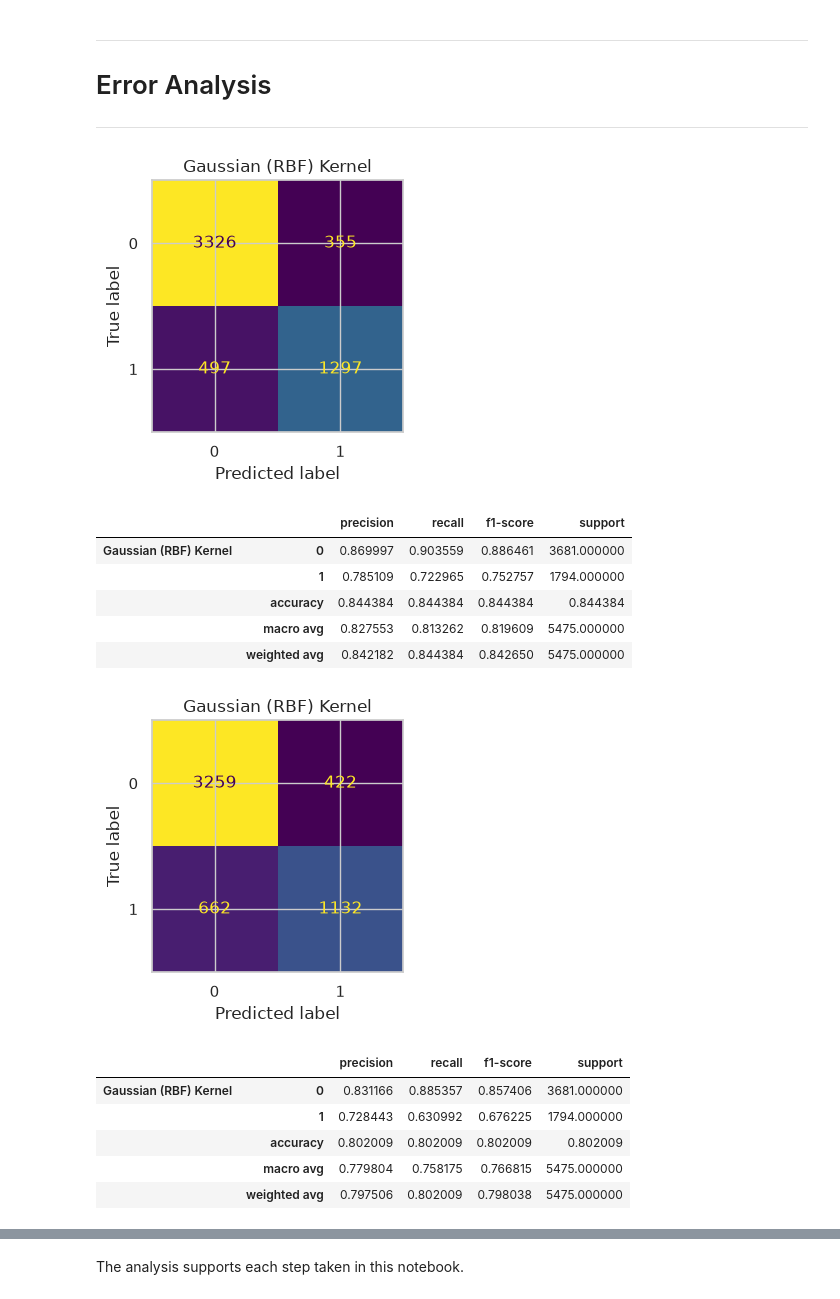
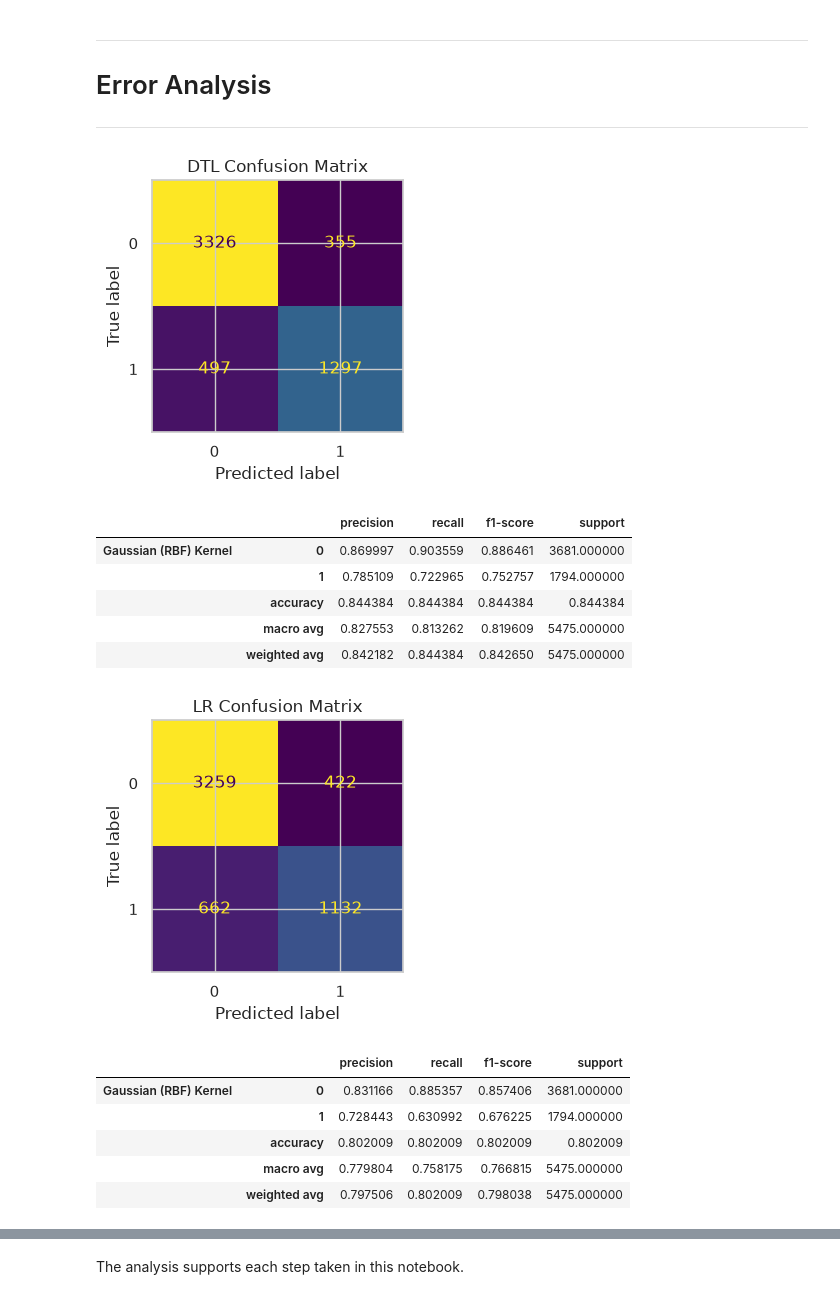
Before and after one commit to Arbane557/IF3170_G19_kagglemethis, a Jupyter notebook: main.ipynb, the cells around one changed output, grey strips where cells are left out. Saved outputs shown, nothing was run; the diff lists cells and outputs as text; code cells hidden in the pictures.

Commit message:
fix: wrong label for confusion matrix display

```diff
--- a/main.ipynb
+++ b/main.ipynb
@@ -1850,7 +1850,7 @@ Submission saved to: /home/m-fatih-im/kuliah/ai/tubes2/IF3170_G19_kagglemethis/o
 # %%
 # Taken from praktikum 2 codes
 
-def confusion(model, X_val, y_val):
+def confusion(model, X_val, y_val, name="Confusion Matrix"):
     figure, axes = plt.subplots(1, figsize=(4, 3.6))
 
     ConfusionMatrixDisplay.from_predictions(y_val, model.predict(X_val), ax=axes, colorbar=False)
@@ -1864,10 +1864,10 @@ def error_report(model, X_val, y_val):
     tables[name] = pd.DataFrame(classification_report(y_val, model.predict(X_val), output_dict=True)).T
     return pd.concat(tables)
 # %%
-confusion(tuned_dtl, X_val_dtl, y_val)
+confusion(tuned_dtl, X_val_dtl, y_val, name="DTL Confusion Matrix")
 error_report(tuned_dtl, X_val_dtl, y_val)
 # %% [output]
-[figure, old version]
+[figure, new version]
 |  |  | precision | recall | f1-score | support |
 | Gaussian (RBF) Kernel | 0 | 0.869997 | 0.903559 | 0.886461 | 3681.000000 |
 |  | 1 | 0.785109 | 0.722965 | 0.752757 | 1794.000000 |
@@ -1876,10 +1876,10 @@ error_report(tuned_dtl, X_val_dtl, y_val)
 |  | weighted avg | 0.842182 | 0.844384 | 0.842650 | 5475.000000 |
 # %%
 # LR
-confusion(tuned_lr, X_val_lr, y_val)
+confusion(tuned_lr, X_val_lr, y_val, name="LR Confusion Matrix")
 error_report(tuned_lr, X_val_lr, y_val)
 # %% [output]
-[figure, old version]
+[figure, new version]
 |  |  | precision | recall | f1-score | support |
 | Gaussian (RBF) Kernel | 0 | 0.831166 | 0.885357 | 0.857406 | 3681.000000 |
 |  | 1 | 0.728443 | 0.630992 | 0.676225 | 1794.000000 |
```
Also changed, not shown: parts of 3 cells of this notebook.
